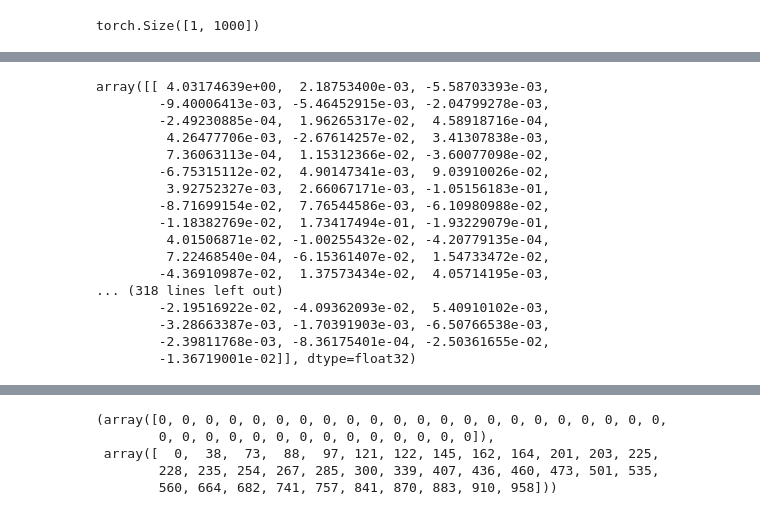
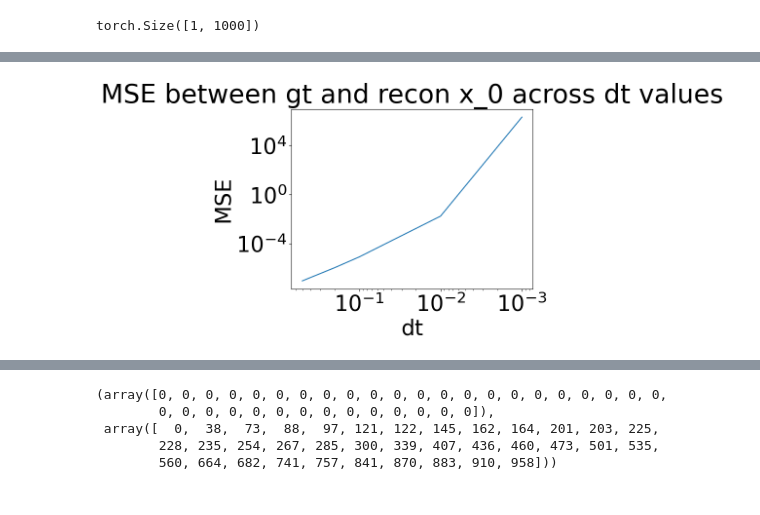
Before and after one commit to imahabub/scdiff, a Jupyter notebook: notebooks/7.26.23.cycle_consistency_investigation.ipynb, the cells around one changed output, grey strips where cells are left out. Cells and saved outputs as stored; diff of their text form; code cells hidden in the pictures.

Commit message:
mse between gt and recon_x_0 across dt values

```diff
--- a/notebooks/7.26.23.cycle_consistency_investigation.ipynb
+++ b/notebooks/7.26.23.cycle_consistency_investigation.ipynb
@@ -652,0 +669,3 @@ tensor([[3.0313, 0.0000, 0.0000, 0.0000, 0.0000, 0.0000, 0.0000, 0.0000, 0.0000,
+# %%
+control_cond = torch.zeros([1]).int().to(device)
+trametinib_cond = (torch.ones([1]).int() * 171).to(device)
@@ -653,22 +686,29 @@ tensor([[3.0313, 0.0000, 0.0000, 0.0000, 0.0000, 0.0000, 0.0000, 0.0000, 0.0000,
+# %%
+import matplotlib.pyplot as plt
+
+# Define the dt values to test
+dt_values = [0.0001, 0.001, 0.01, 0.1, 0.2, 0.5]
+
+# Compute the MSE for each dt value
+mse_values = []
+for dt in dt_values:
+    mse_value = mse(ex_cell, 1.0, dt, control_cond, control_cond, cutoff=0.1)
+    mse_values.append(mse_value.item())
+# %%
+# Plot the MSE values
+plt.plot(dt_values, mse_values)
+plt.xlabel('dt')
+plt.ylabel('MSE')
+
+plt.gca().invert_xaxis()
+plt.xscale('log')
+plt.yscale('log')
+plt.title('MSE between gt and recon x_0 across dt values')
+
+plt.show()
+# %% [output]
+[figure, added]
 # %%
-fwd_code = forward_diffuse_to_t(ex_cell, 1.0, 0.1, torch.zeros([1]).int().to(device))
-fwd_code
+fwd_code = forward_diffuse_to_t(ex_cell, 0.5, 0.1, torch.zeros([1]).int().to(device))
+# fwd_code
-# %% [output]
-array([[ 4.03174639e+00,  2.18753400e-03, -5.58703393e-03,
-        -9.40006413e-03, -5.46452915e-03, -2.04799278e-03,
-        -2.49230885e-04,  1.96265317e-02,  4.58918716e-04,
-         4.26477706e-03, -2.67614257e-02,  3.41307838e-03,
-         7.36063113e-04,  1.15312366e-02, -3.60077098e-02,
-        -6.75315112e-02,  4.90147341e-03,  9.03910026e-02,
-         3.92752327e-03,  2.66067171e-03, -1.05156183e-01,
-        -8.71699154e-02,  7.76544586e-03, -6.10980988e-02,
-        -1.18382769e-02,  1.73417494e-01, -1.93229079e-01,
-         4.01506871e-02, -1.00255432e-02, -4.20779135e-04,
-         7.22468540e-04, -6.15361407e-02,  1.54733472e-02,
-        -4.36910987e-02,  1.37573434e-02,  4.05714195e-03,
-... (318 lines left out)
-        -2.19516922e-02, -4.09362093e-02,  5.40910102e-03,
-        -3.28663387e-03, -1.70391903e-03, -6.50766538e-03,
-        -2.39811768e-03, -8.36175401e-04, -2.50361655e-02,
-        -1.36719001e-02]], dtype=float32)
 # %%
```
Also changed, not shown: parts of 31 cells of this notebook.
